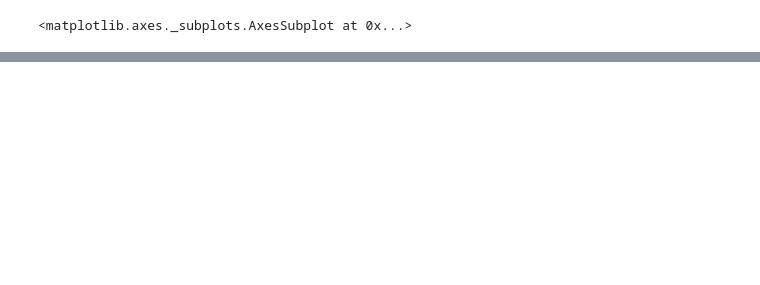
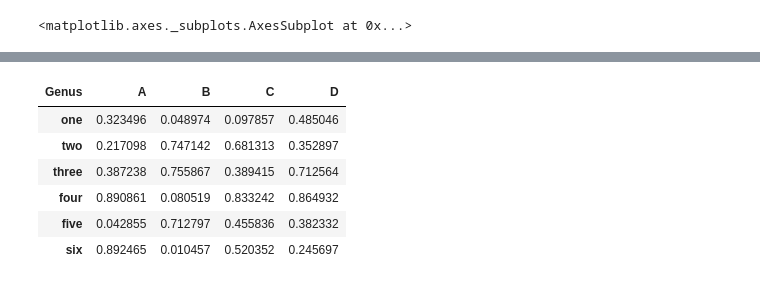
Before and after one commit to Chen-guoyi/Python-data-analysis, a Jupyter notebook: 第 9 章 绘图和可视化.ipynb, the cells around one changed output, grey strips where cells are left out. Drawn from its saved outputs; the diff is of its cells as text; code cells hidden in the pictures; blank space fills up the shorter version.

```diff
--- a/第 9 章 绘图和可视化.ipynb
+++ b/第 9 章 绘图和可视化.ipynb
@@ -346,0 +378,17 @@ s.plot()
+# %%
+import matplotlib.pyplot as plt
+import pandas as pd
+from pandas import DataFrame
+
+df = pd.DataFrame(np.random.rand(6, 4),
+                 index=['one', 'two', 'three', 'four', 'five', 'six'],
+                 columns=pd.Index(['A', 'B', 'C', 'D'], name='Genus'))
+df
+# %% [output]
+| Genus | A | B | C | D |
+| one | 0.323496 | 0.048974 | 0.097857 | 0.485046 |
+| two | 0.217098 | 0.747142 | 0.681313 | 0.352897 |
+| three | 0.387238 | 0.755867 | 0.389415 | 0.712564 |
+| four | 0.890861 | 0.080519 | 0.833242 | 0.864932 |
+| five | 0.042855 | 0.712797 | 0.455836 | 0.382332 |
+| six | 0.892465 | 0.010457 | 0.520352 | 0.245697 |
```
Also changed, not shown: parts of 11 cells of this notebook.
